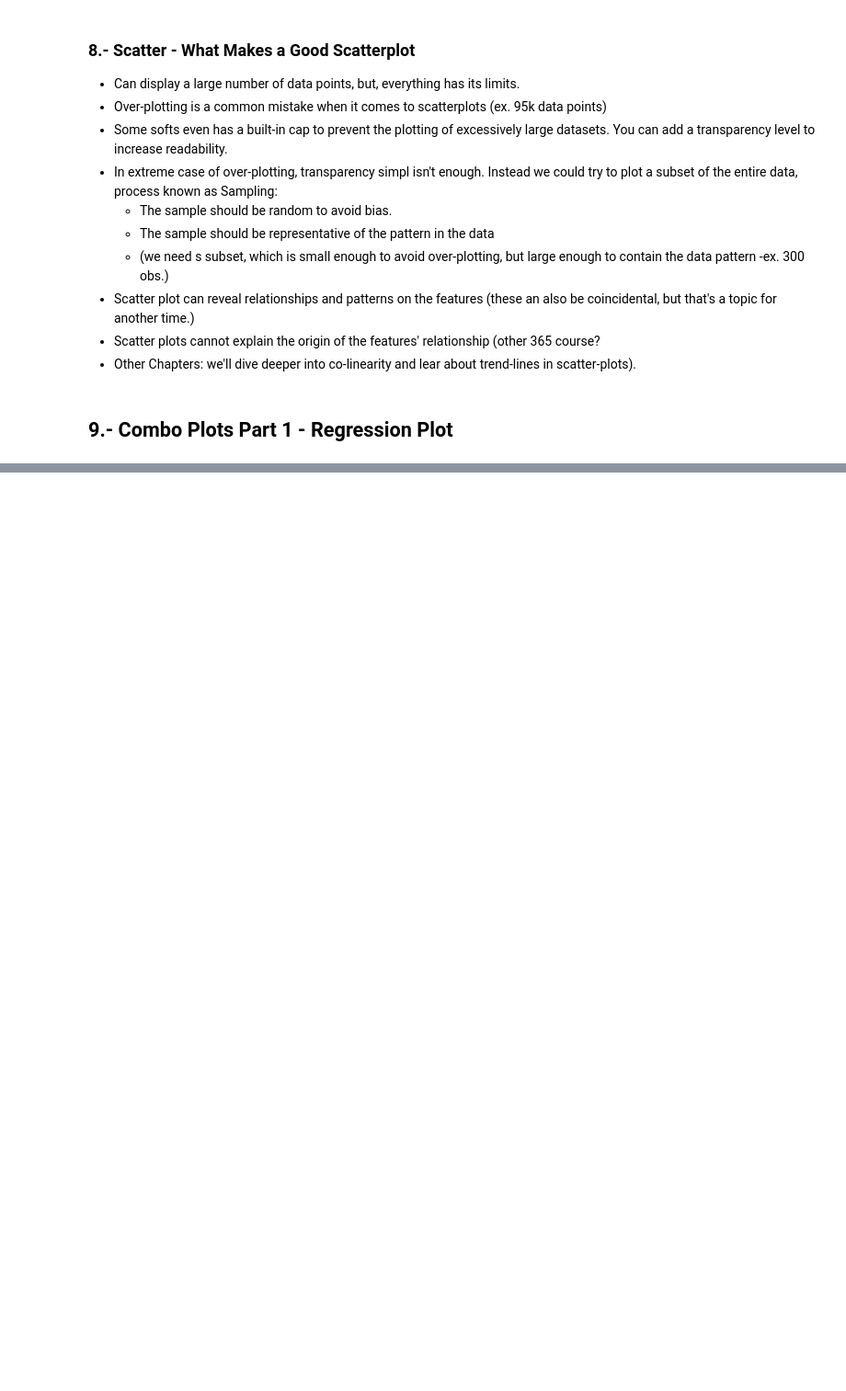
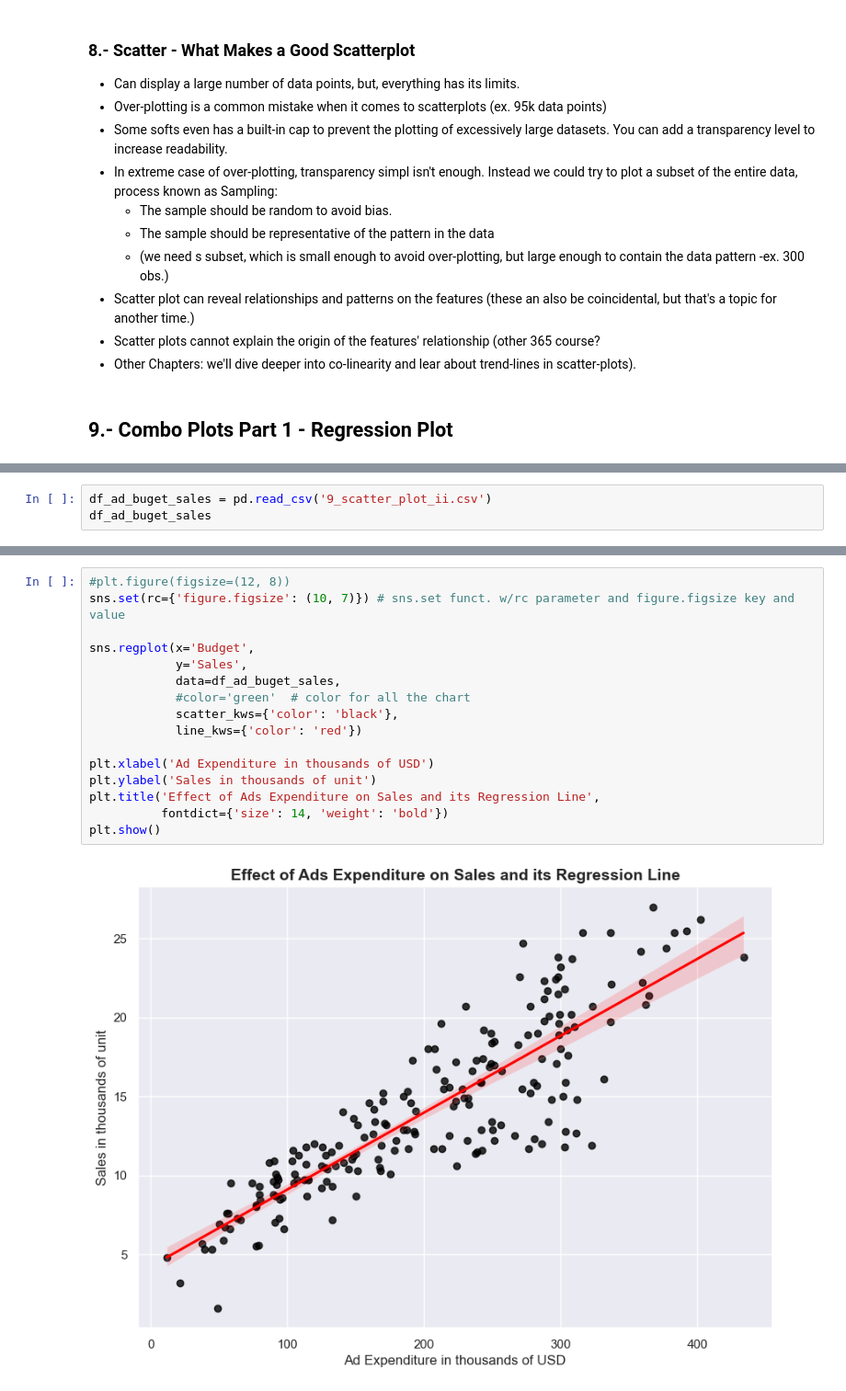
Before and after one commit to jmonti-gh/365DS_jm, a Jupyter notebook: 6_Complete_Data_Viz/0_complete_data_viz_py.ipynb, the cells around one changed output, grey strips where cells are left out. Shown at 92% size. Drawn from its saved outputs; the diff is of its cells as text; blank space fills up the shorter version.

Commit message:
chore: add regression_scatterṕlot w/R, Interpretation, and Whtś makes a Good...

```diff
--- a/6_Complete_Data_Viz/0_complete_data_viz_py.ipynb
+++ b/6_Complete_Data_Viz/0_complete_data_viz_py.ipynb
@@ -252,0 +258,3 @@ plt.show()
+# %%
+df_ad_buget_sales = pd.read_csv('9_scatter_plot_ii.csv')
+df_ad_buget_sales
@@ -252,0 +279,18 @@ plt.show()
+# %%
+#plt.figure(figsize=(12, 8))
+sns.set(rc={'figure.figsize': (10, 7)}) # sns.set funct. w/rc parameter and figure.figsize key and value
+
+sns.regplot(x='Budget',
+            y='Sales',
+            data=df_ad_buget_sales,
+            #color='green'  # color for all the chart
+            scatter_kws={'color': 'black'},
+            line_kws={'color': 'red'})
+
+plt.xlabel('Ad Expenditure in thousands of USD')
+plt.ylabel('Sales in thousands of unit')
+plt.title('Effect of Ads Expenditure on Sales and its Regression Line',
+          fontdict={'size': 14, 'weight': 'bold'})
+plt.show()
+# %% [output]
+[figure, added]
```
Also changed, not shown: parts of 10 cells of this notebook, 2 other files.
